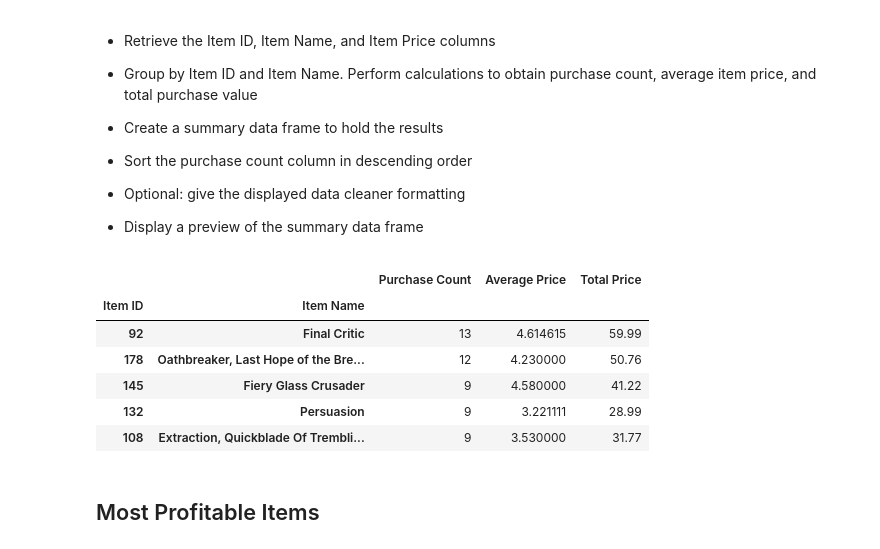
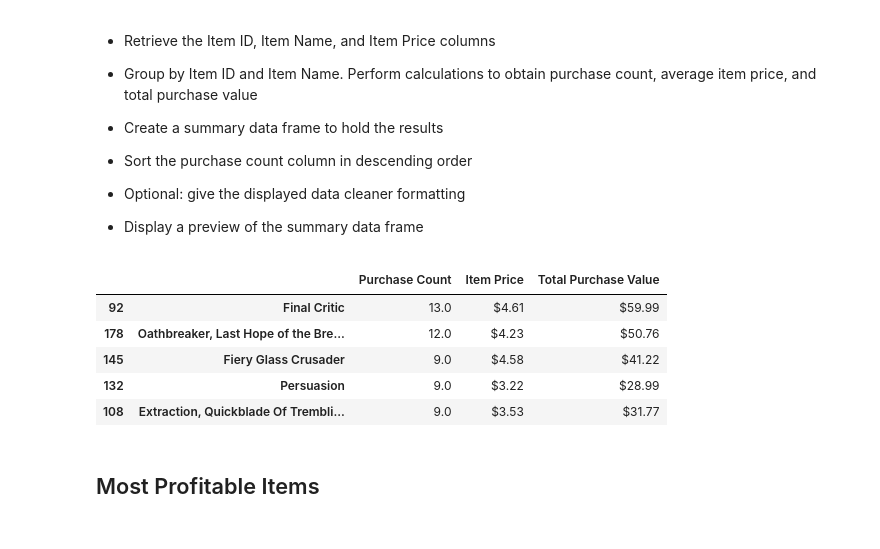
Before and after one commit to khbader101/Pandas-Challenge, a Jupyter notebook: HeroesOfPymoli/HeroesOfPymoli_starter.ipynb, the cells around one changed output. Drawn from its saved outputs; the diff is of its cells as text; code cells hidden in the pictures.

```diff
--- a/HeroesOfPymoli/HeroesOfPymoli_starter.ipynb
+++ b/HeroesOfPymoli/HeroesOfPymoli_starter.ipynb
@@ -309,32 +323,31 @@ sorted_count.head(5)
 # %%
 def apply_sign(x):
     return f"${x}"
 
 
 items_for_data = purchase_data.loc[:, ["Item ID", "Item Name", "Price"]]
 
 group_item_data = items_for_data.groupby(["Item ID", "Item Name"]).count()['Price']
-avg_item_price = items_for_data.groupby(["Item ID", "Item Name"]).mean()['Price']
-total_item_price = items_for_data.groupby(["Item ID", "Item Name"]).sum()['Price']
+avg_item_price = items_for_data.groupby(["Item ID", "Item Name"]).mean()['Price'].round(2)
+total_item_price = items_for_data.groupby(["Item ID", "Item Name"]).sum()['Price'].round(2)
 
 item_summary_data = {"Purchase Count": group_item_data, "Item Price": avg_item_price, "Total Purchase Value": total_item_price}
 
 
 fix_item_format = pd.DataFrame.from_dict(item_summary_data, orient='index').T
 fix_item_format['Item Price'], fix_item_format['Total Purchase Value'] = fix_item_format['Item Price'].apply(apply_sign), fix_item_format['Total Purchase Value'].apply(apply_sign)
 
 
-item_sorted_count = pd.DataFrame(item_summary_data).sort_values(by=['Purchase Count'],ascending=False)
+item_sorted_count = pd.DataFrame(fix_item_format).sort_values(by=['Purchase Count'],ascending=False)
 
 pd.DataFrame(item_sorted_count).head(5)
 # %% [output]
-|  |  | Purchase Count | Average Price | Total Price |
-| Item ID | Item Name |  |  |  |
-| 92 | Final Critic | 13 | 4.614615 | 59.99 |
-| 178 | Oathbreaker, Last Hope of the Bre... | 12 | 4.230000 | 50.76 |
-| 145 | Fiery Glass Crusader | 9 | 4.580000 | 41.22 |
-| 132 | Persuasion | 9 | 3.221111 | 28.99 |
-| 108 | Extraction, Quickblade Of Trembli... | 9 | 3.530000 | 31.77 |
+|  |  | Purchase Count | Item Price | Total Purchase Value |
+| 92 | Final Critic | 13.0 | $4.61 | $59.99 |
+| 178 | Oathbreaker, Last Hope of the Bre... | 12.0 | $4.23 | $50.76 |
+| 145 | Fiery Glass Crusader | 9.0 | $4.58 | $41.22 |
+| 132 | Persuasion | 9.0 | $3.22 | $28.99 |
+| 108 | Extraction, Quickblade Of Trembli... | 9.0 | $3.53 | $31.77 |
 # %% [markdown]
 ## Most Profitable Items
 # %% [markdown]
```
Also changed, not shown: parts of 5 cells of this notebook.
